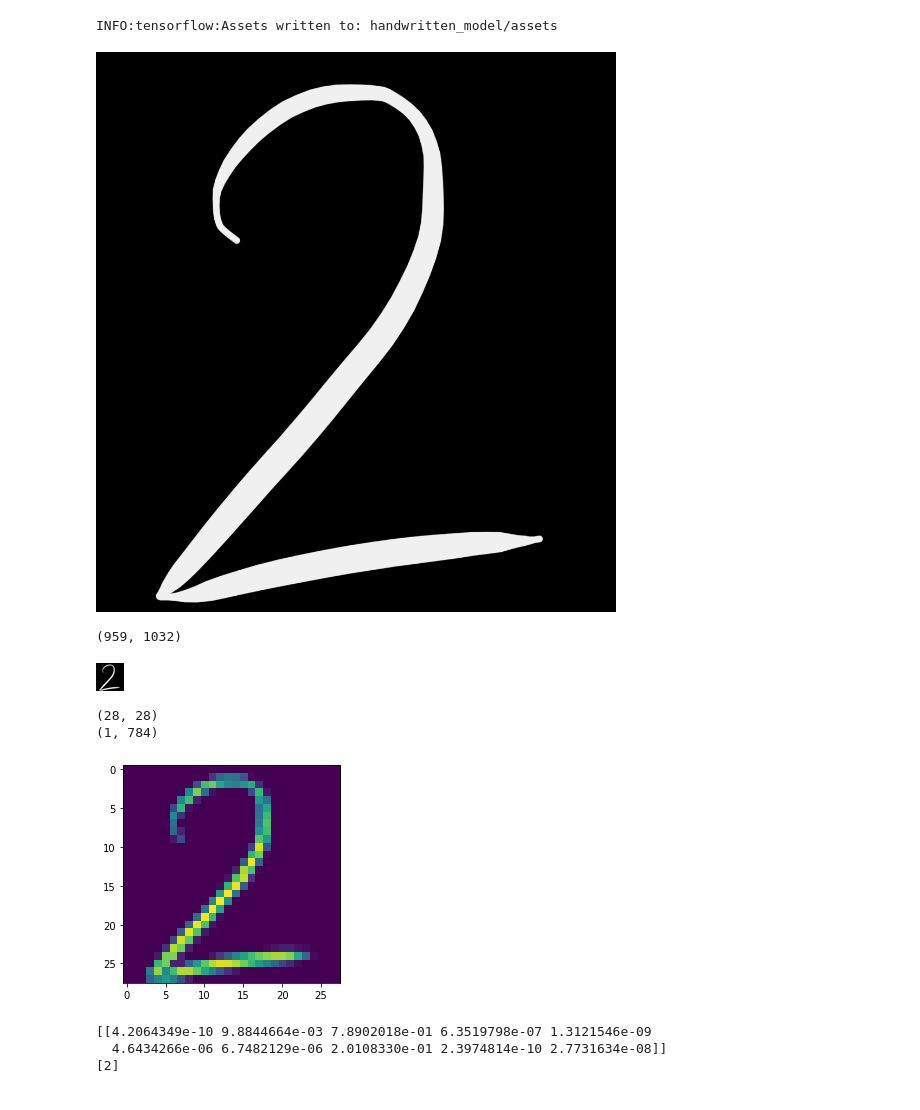
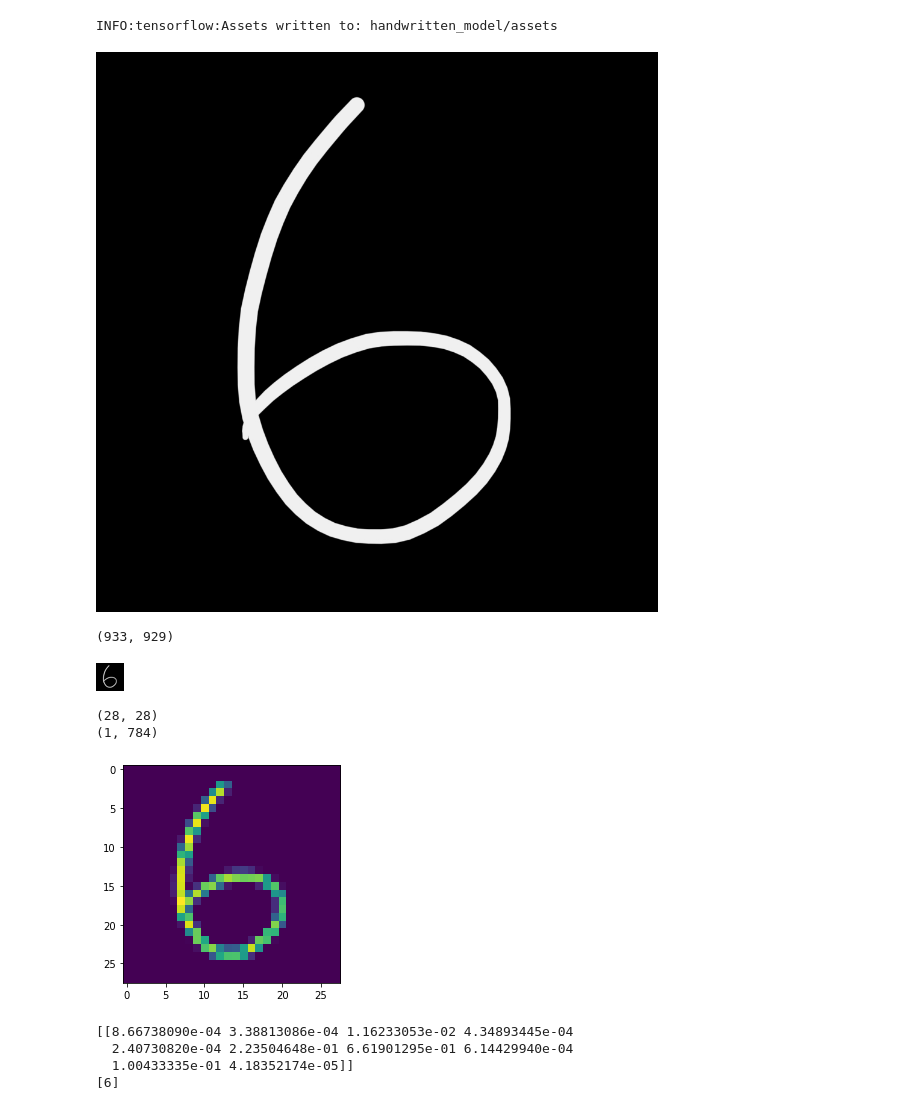
Before and after one commit to twchen88/NCS2, a Jupyter notebook: gpu_test/notebooks/main.ipynb, the cells around one changed output. Drawn from its saved outputs; the diff is of its cells as text; code cells hidden in the pictures.

```diff
--- a/gpu_test/notebooks/main.ipynb
+++ b/gpu_test/notebooks/main.ipynb
@@ -126,17 +126,17 @@ model = keras.models.load_model('handwritten_model', compile=True)
 # %%
 # load in test image and resize
 import PIL
 
-sample = PIL.Image.open("2.jpg")
+sample = PIL.Image.open("6.jpg")
 dim = (28, 28)
 sample.show()
 print(sample.size)
 sample = sample.resize(dim)
 sample.show()
 # %% [output]
-[figure, old version]
+[figure, new version]
-(959, 1032)
+(933, 929)
-[figure, old version]
+[figure, new version]
 # %%
 # process image
 predict_sample = np.array(sample)
@@ -148,7 +148,7 @@ print(predict_sample.shape)
 # %% [output]
 (28, 28)
 (1, 784)
-[figure, old version]
+[figure, new version]
 # %%
 # predict
 prediction = model.predict(predict_sample)
@@ -157,6 +157,7 @@ print(prediction)
 classes = np.argmax(prediction, axis = 1)
 print(classes)
 # %% [output]
-[[4.2064349e-10 9.8844664e-03 7.8902018e-01 6.3519798e-07 1.3121546e-09
-  4.6434266e-06 6.7482129e-06 2.0108330e-01 2.3974814e-10 2.7731634e-08]]
-[2]
+[[8.66738090e-04 3.38813086e-04 1.16233053e-02 4.34893445e-04
+  2.40730820e-04 2.23504648e-01 6.61901295e-01 6.14429940e-04
+  1.00433335e-01 4.18352174e-05]]
+[6]
```
Also changed, not shown: 2 other files.
